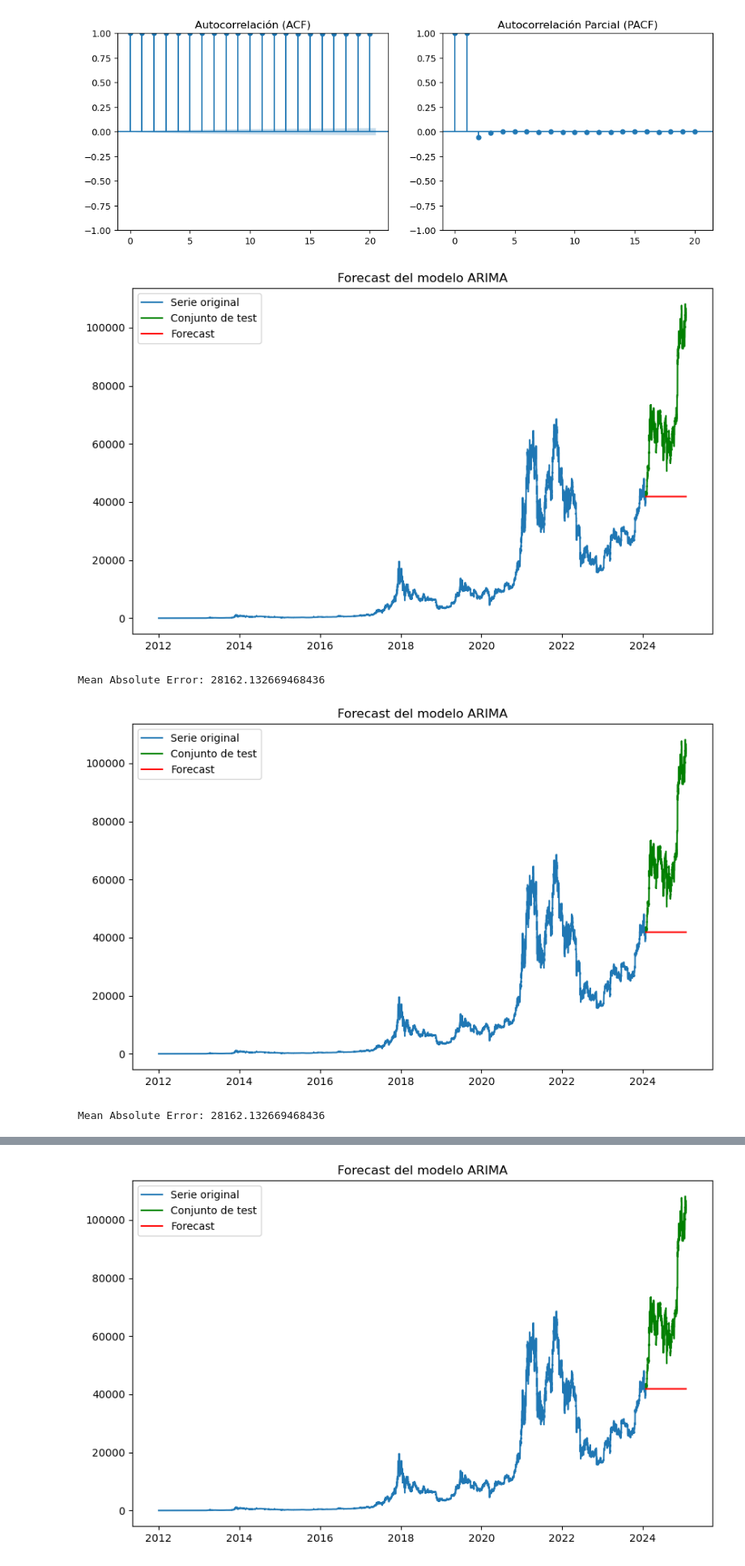
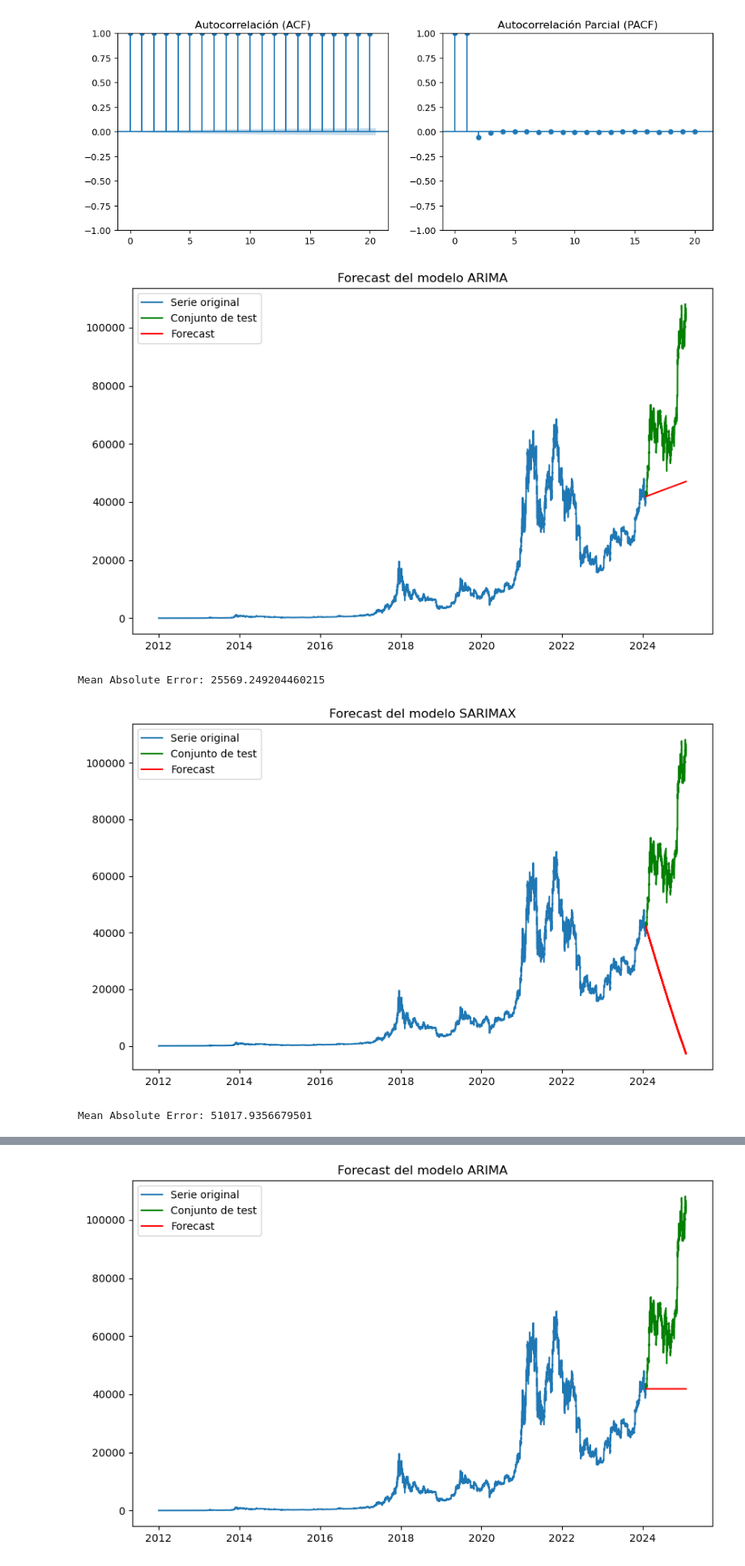
Before and after one commit to german-pf/TFM, a Jupyter notebook: TFM.ipynb, the cells around one changed output, grey strips where cells are left out. Shown at 81% size. Drawn from its saved outputs; the diff is of its cells as text; code cells hidden in the pictures.

Commit message:
añado estacionalidad y sarimax

```diff
--- a/TFM.ipynb
+++ b/TFM.ipynb
@@ -162,21 +164,6 @@ fitted_model = model.fit()
 # Forecast
 forecast = fitted_model.forecast(steps=n_steps)
 forecast_index = test.index
-# %%
-# 1 año a considerar en el conjunto de test
-n_steps = 24 * 364
-
-# Dividimos la serie en train y test
-train_size = len(data_hour) - n_steps
-train, test = data_hour[:train_size], data_hour[train_size:]
-
-# Ajustamos el modelo ARIMA
-model = ARIMA(train, order=(2, 1, 1)) #poner p d y q en caso de ejecutar auto_arima
-fitted_model = model.fit()
-
-# Forecast
-forecast = fitted_model.forecast(steps=n_steps)
-forecast_index = test.index
 # %%
 # Visualizamos los resultados
 plt.figure(figsize=(10, 6))
@@ -191,22 +178,29 @@ plt.show()
 mae = mean_absolute_error(test, forecast)
 print(f'Mean Absolute Error: {mae}')
 # %% [output]
-[figure, old version]
+[figure, new version]
-Mean Absolute Error: 28162.132669468436
+Mean Absolute Error: 25569.249204460215
-# %%
-# Visualizamos los resultados
-plt.figure(figsize=(10, 6))
-plt.plot(train, label='Serie original')
-plt.plot(test.index, test, label='Conjunto de test', color='green')
-plt.plot(forecast_index, forecast, label='Forecast', color='red')
-plt.legend()
-plt.title('Forecast del modelo ARIMA')
-plt.show()
-
-# Evaluación del modelo
-mae = mean_absolute_error(test, forecast)
-print(f'Mean Absolute Error: {mae}')
-# %% [output]
-[figure, removed]
-Mean Absolute Error: 28162.132669468436
+# %%
+model = SARIMAX(train, order=(2, 2, 1), seasonal_order=(2, 2, 1, 12))
+fitted_model = model.fit()
+
+# Forecast
+forecast = fitted_model.forecast(steps=n_steps)
+forecast_index = test.index
+# %%
+# Visualizamos los resultados
+plt.figure(figsize=(10, 6))
+plt.plot(train, label='Serie original')
+plt.plot(test.index, test, label='Conjunto de test', color='green')
+plt.plot(forecast_index, forecast, label='Forecast', color='red')
+plt.legend()
+plt.title('Forecast del modelo SARIMAX')
+plt.show()
+
+# Evaluación del modelo
+mae = mean_absolute_error(test, forecast)
+print(f'Mean Absolute Error: {mae}')
+# %% [output]
+[figure, added]
+Mean Absolute Error: 51017.9356679501
 # %%
```
Also changed, not shown: parts of 13 cells of this notebook.
